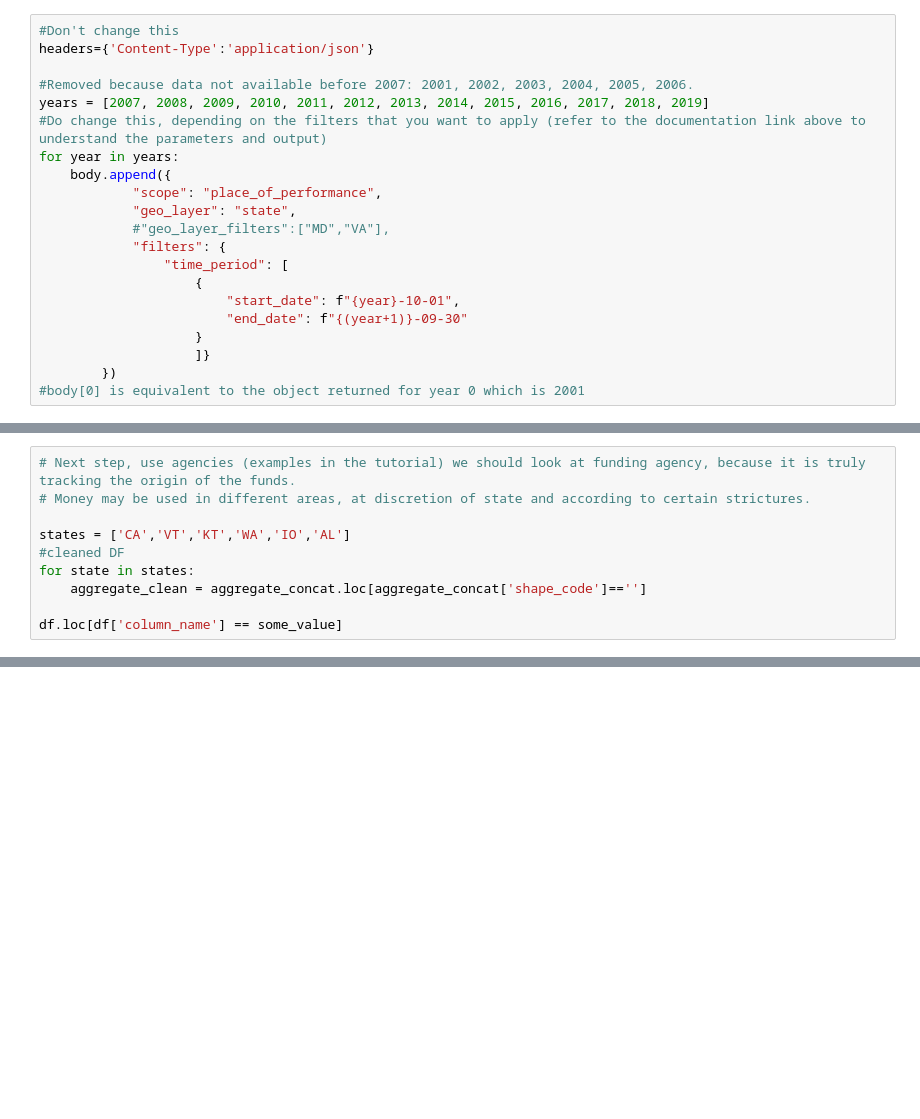
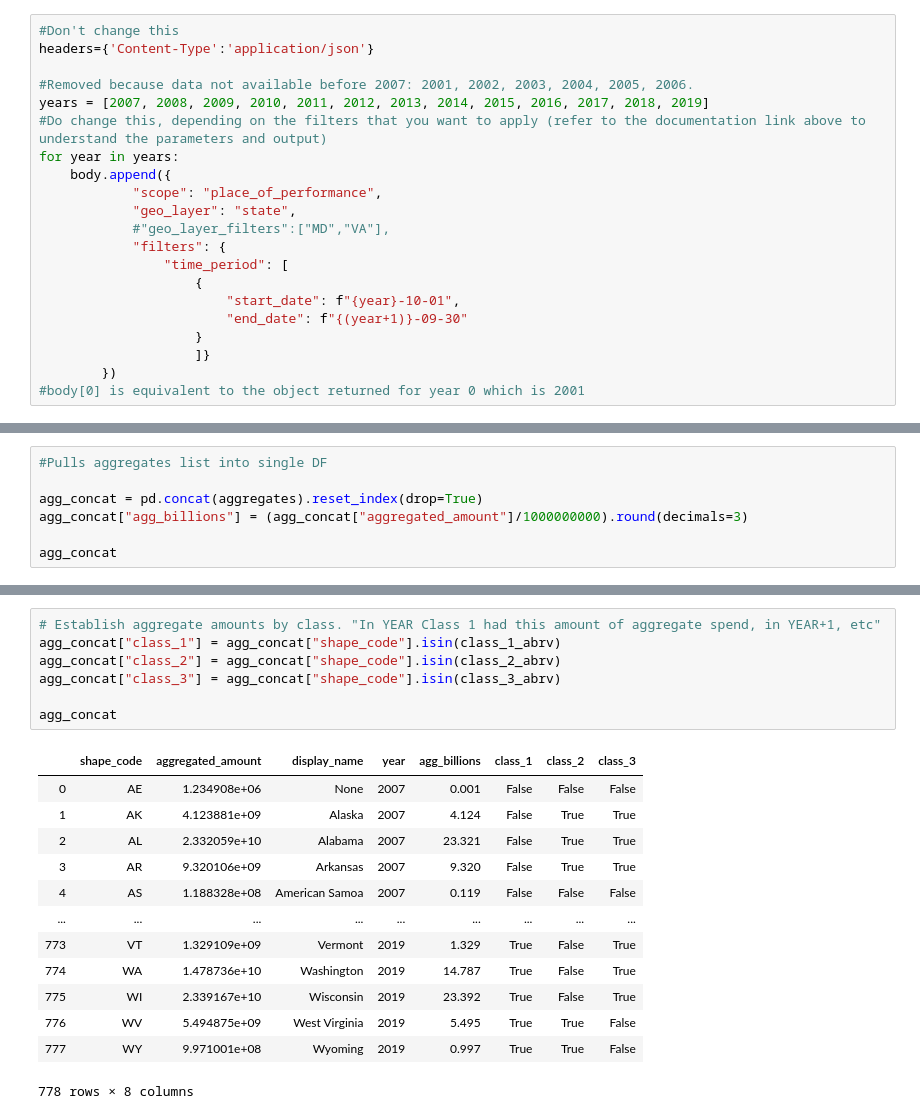
Before and after one commit to lukelukens/list_of_dicts, a Jupyter notebook: Spending_API.ipynb, the cells around one changed output, grey strips where cells are left out. Cells and saved outputs as stored; diff of their text form; blank space fills up the shorter version.

Commit message:
Created lists for Sen classes and election years

```diff
--- a/Spending_API.ipynb
+++ b/Spending_API.ipynb
@@ -112,10 +94,7 @@ aggregate_concat
-# %%
-# Next step, use agencies (examples in the tutorial) we should look at funding agency, because it is truly tracking the origin of the funds.
-# Money may be used in different areas, at discretion of state and according to certain strictures.
-
-states = ['CA','VT','KT','WA','IO','AL']
-#cleaned DF
-for state in states:
-    aggregate_clean = aggregate_concat.loc[aggregate_concat['shape_code']=='']
-
-df.loc[df['column_name'] == some_value]
+# %%
+#Pulls aggregates list into single DF
+
+agg_concat = pd.concat(aggregates).reset_index(drop=True)
+agg_concat["agg_billions"] = (agg_concat["aggregated_amount"]/1000000000).round(decimals=3)
+
+agg_concat
@@ -121,0 +216,21 @@ df.loc[df['column_name'] == some_value]
+# %%
+# Establish aggregate amounts by class. "In YEAR Class 1 had this amount of aggregate spend, in YEAR+1, etc"
+agg_concat["class_1"] = agg_concat["shape_code"].isin(class_1_abrv)
+agg_concat["class_2"] = agg_concat["shape_code"].isin(class_2_abrv)
+agg_concat["class_3"] = agg_concat["shape_code"].isin(class_3_abrv)
+
+agg_concat
+# %% [output]
+|  | shape_code | aggregated_amount | display_name | year | agg_billions | class_1 | class_2 | class_3 |
+| 0 | AE | 1.234908e+06 | None | 2007 | 0.001 | False | False | False |
+| 1 | AK | 4.123881e+09 | Alaska | 2007 | 4.124 | False | True | True |
+| 2 | AL | 2.332059e+10 | Alabama | 2007 | 23.321 | False | True | True |
+| 3 | AR | 9.320106e+09 | Arkansas | 2007 | 9.320 | False | True | True |
+| 4 | AS | 1.188328e+08 | American Samoa | 2007 | 0.119 | False | False | False |
+| ... | ... | ... | ... | ... | ... | ... | ... | ... |
+| 773 | VT | 1.329109e+09 | Vermont | 2019 | 1.329 | True | False | True |
+| 774 | WA | 1.478736e+10 | Washington | 2019 | 14.787 | True | False | True |
+| 775 | WI | 2.339167e+10 | Wisconsin | 2019 | 23.392 | True | False | True |
+| 776 | WV | 5.494875e+09 | West Virginia | 2019 | 5.495 | True | True | False |
+| 777 | WY | 9.971001e+08 | Wyoming | 2019 | 0.997 | True | True | False |
+778 rows × 8 columns
```
Also changed, not shown: parts of 7 cells of this notebook.
